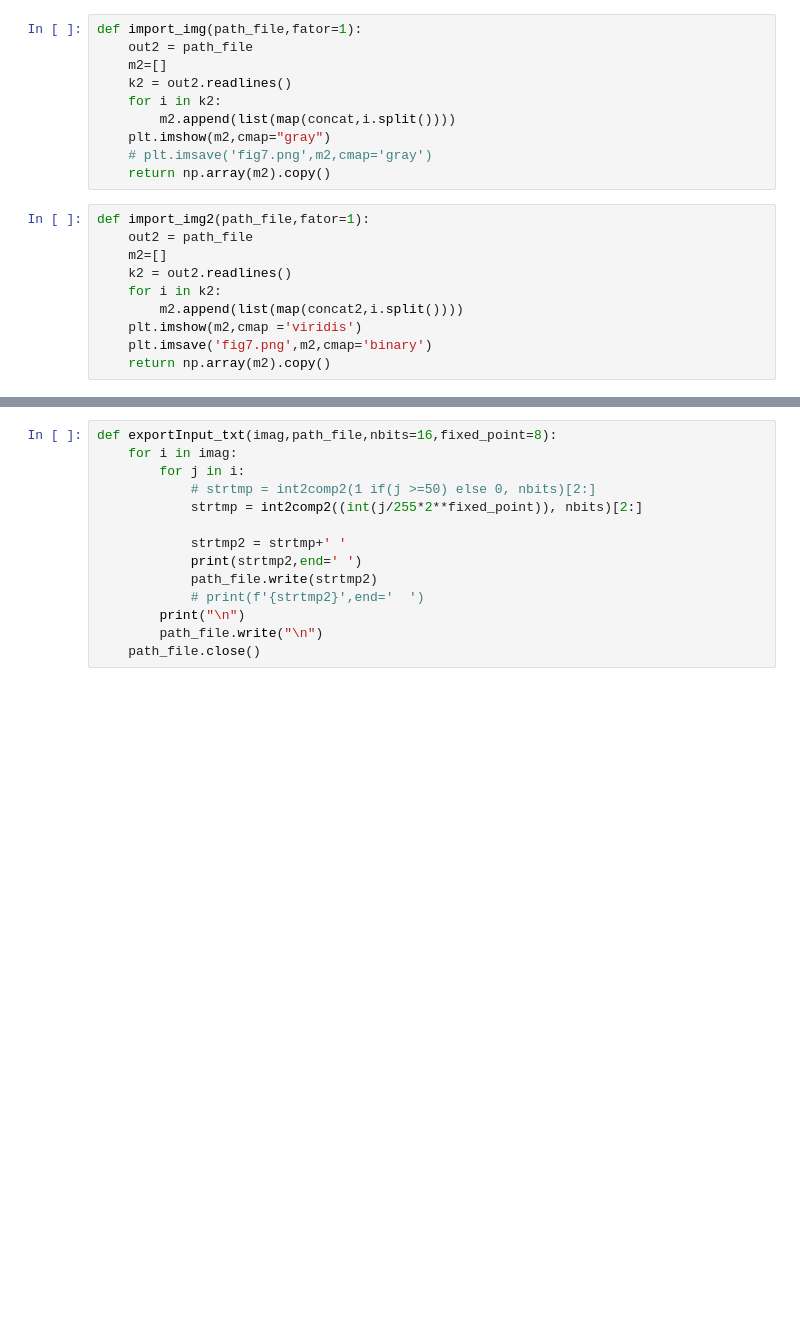
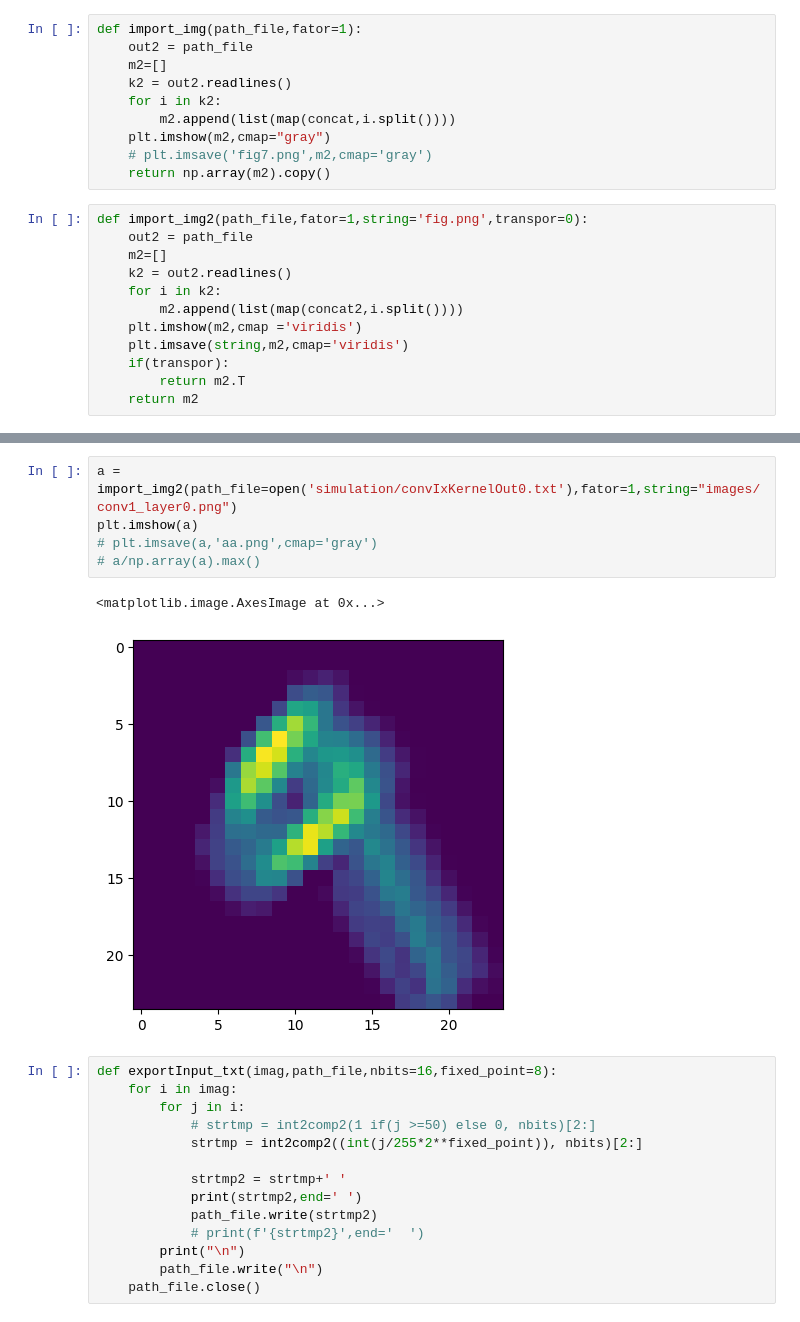
Before and after one commit to valmyr/ConvNetVerilog, a Jupyter notebook: Image.ipynb, the cells around one changed output, grey strips where cells are left out. Saved outputs shown, nothing was run; the diff lists cells and outputs as text; blank space fills up the shorter version.

```diff
--- a/Image.ipynb
+++ b/Image.ipynb
@@ -113,12 +102,14 @@ def import_img(path_file,fator=1):
     # plt.imsave('fig7.png',m2,cmap='gray')
     return np.array(m2).copy()
 # %%
-def import_img2(path_file,fator=1):
+def import_img2(path_file,fator=1,string='fig.png',transpor=0):
     out2 = path_file
     m2=[]
     k2 = out2.readlines()
     for i in k2:
         m2.append(list(map(concat2,i.split())))
     plt.imshow(m2,cmap ='viridis')
-    plt.imsave('fig7.png',m2,cmap='binary')
-    return np.array(m2).copy()
+    plt.imsave(string,m2,cmap='viridis')
+    if(transpor):
+        return m2.T
+    return m2
@@ -125,3 +128,11 @@ def import_img2(path_file,fator=1):
+# %%
+a = import_img2(path_file=open('simulation/convIxKernelOut0.txt'),fator=1,string="images/conv1_layer0.png")
+plt.imshow(a)
+# plt.imsave(a,'aa.png',cmap='gray')
+# a/np.array(a).max()
+# %% [output]
+<matplotlib.image.AxesImage at 0x...>
+[figure, added]
 # %%
 def exportInput_txt(imag,path_file,nbits=16,fixed_point=8):
     for i in imag:
```
Also changed, not shown: parts of 16 cells of this notebook, 19 other files.
